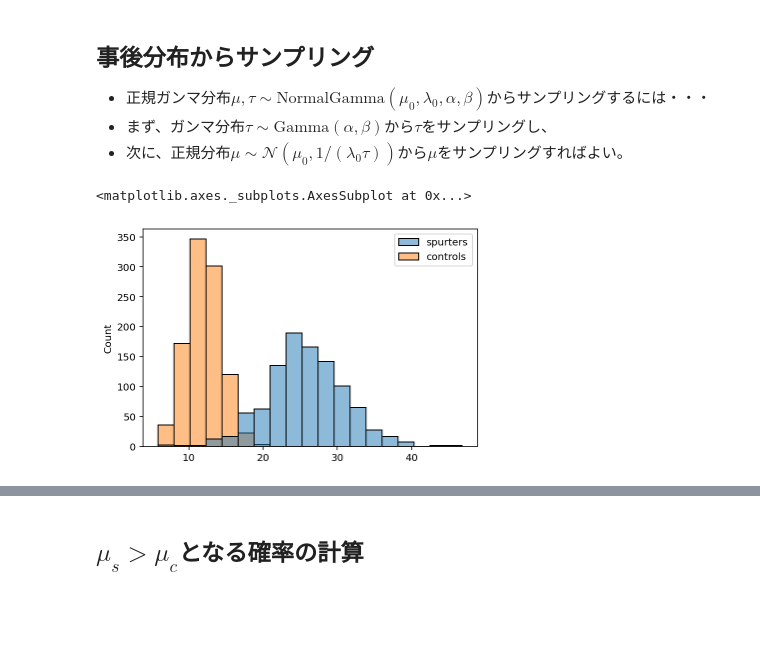
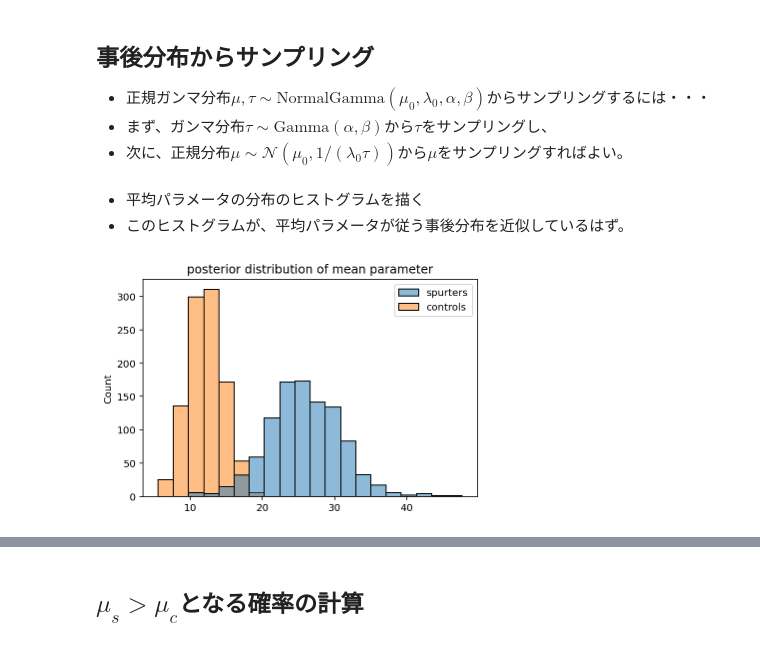
Before and after one commit to tomonari-masada/course2021-stats1, a Jupyter notebook: normalgamma_Rosenthal_and_Jacobson_1968.ipynb, the cells around one changed output, grey strips where cells are left out. Saved outputs shown, nothing was run; the diff lists cells and outputs as text; code cells hidden in the pictures; blank space fills up the shorter version.

```diff
--- a/normalgamma_Rosenthal_and_Jacobson_1968.ipynb
+++ b/normalgamma_Rosenthal_and_Jacobson_1968.ipynb
@@ -67,7 +72,6 @@ beta = 100 * alpha
 * $\mu_0$は、spurtersとcontrolsを合わせたデータ全体の平均値に設定する。
 # %%
 lambda_0 = 1.0
-mu_s_0 = (x_s.sum() + x_c.sum()) / (N_s + N_c)
-mu_c_0 = mu_s_0
-print(f'spurters mean {mu_s_0:.3f}\ncontrols mean {mu_c_0:.3f}')
+mu_0 = (x_s.sum() + x_c.sum()) / (N_s + N_c)
+print(mu_0)
 # %% [output]
@@ -77,14 +80,14 @@ controls mean 14.000
 ## 事後分布のパラメータの計算
 * データ集合が与えられれば、この計算は実行できる。
 # %%
-mu_s = (lambda_0 * mu_s_0 + sum(x_s)) / (lambda_0 + N_s)
-mu_c = (lambda_0 * mu_c_0 + sum(x_c)) / (lambda_0 + N_c)
+mu_s = (lambda_0 * mu_0 + sum(x_s)) / (lambda_0 + N_s)
+mu_c = (lambda_0 * mu_0 + sum(x_c)) / (lambda_0 + N_c)
 lambda_s = lambda_0 + N_s
 lambda_c = lambda_0 + N_c
 alpha_s = alpha + N_s / 2
 alpha_c = alpha + N_c / 2
-beta_s = beta + (((x_s - x_s.mean()) ** 2).sum() + lambda_0 * N_s * (x_s.mean() - mu_s_0) ** 2 / (lambda_0 + N_s)) / 2
-beta_c = beta + (((x_c - x_c.mean()) ** 2).sum() + lambda_0 * N_c * (x_c.mean() - mu_c_0) ** 2 / (lambda_0 + N_c)) / 2
+beta_s = beta + (((x_s - x_s.mean()) ** 2).sum() + lambda_0 * N_s * (x_s.mean() - mu_0) ** 2 / (lambda_0 + N_s)) / 2
+beta_c = beta + (((x_c - x_c.mean()) ** 2).sum() + lambda_0 * N_c * (x_c.mean() - mu_0) ** 2 / (lambda_0 + N_c)) / 2
 # %% [markdown]
 ## 事後分布からサンプリング
 * 正規ガンマ分布$\mu, \tau \sim \mbox{NormalGamma}(\mu_0, \lambda_0, \alpha, \beta)$からサンプリングするには・・・
@@ -100,13 +102,14 @@ rv_c = gamma(alpha_c, scale=1/beta_c)
 n_samples = 1000
 
 tau_s_samples = rv_s.rvs(n_samples)
-mean_s_samples = randn(n_samples) / np.sqrt(lambda_s * tau_s_samples) + mu_s
+mean_s_samples = np.random.randn(n_samples) / np.sqrt(lambda_s * tau_s_samples) + mu_s
 tau_c_samples = rv_c.rvs(n_samples)
-mean_c_samples = randn(n_samples) / np.sqrt(lambda_c * tau_c_samples) + mu_c
+mean_c_samples = np.random.randn(n_samples) / np.sqrt(lambda_c * tau_c_samples) + mu_c
-# %%
-import pandas as pd
-df = pd.DataFrame.from_dict({'spurters':mean_s_samples, 'controls':mean_c_samples})
-sns.histplot(df)
-# %% [output]
-<matplotlib.axes._subplots.AxesSubplot at 0x...>
-[figure, removed]
+# %% [markdown]
+* 平均パラメータの分布のヒストグラムを描く
+ * このヒストグラムが、平均パラメータが従う事後分布を近似しているはず。
+# %%
+ax = sns.histplot({'spurters':mean_s_samples, 'controls':mean_c_samples})
+ax.set_title('posterior distribution of mean parameter');
+# %% [output]
+[figure, added]
```
Also changed, not shown: parts of 11 cells of this notebook.
